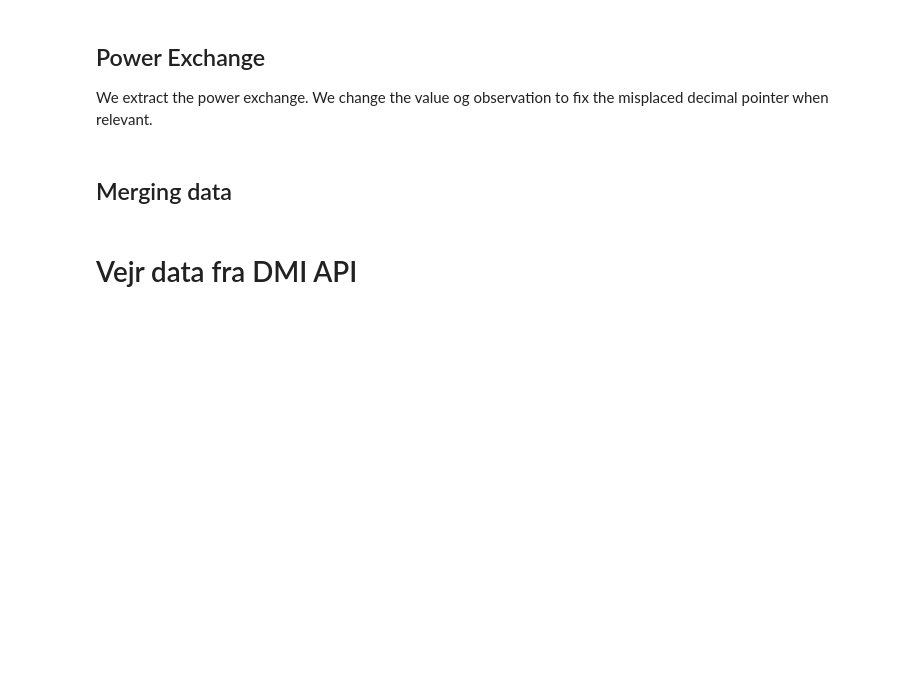
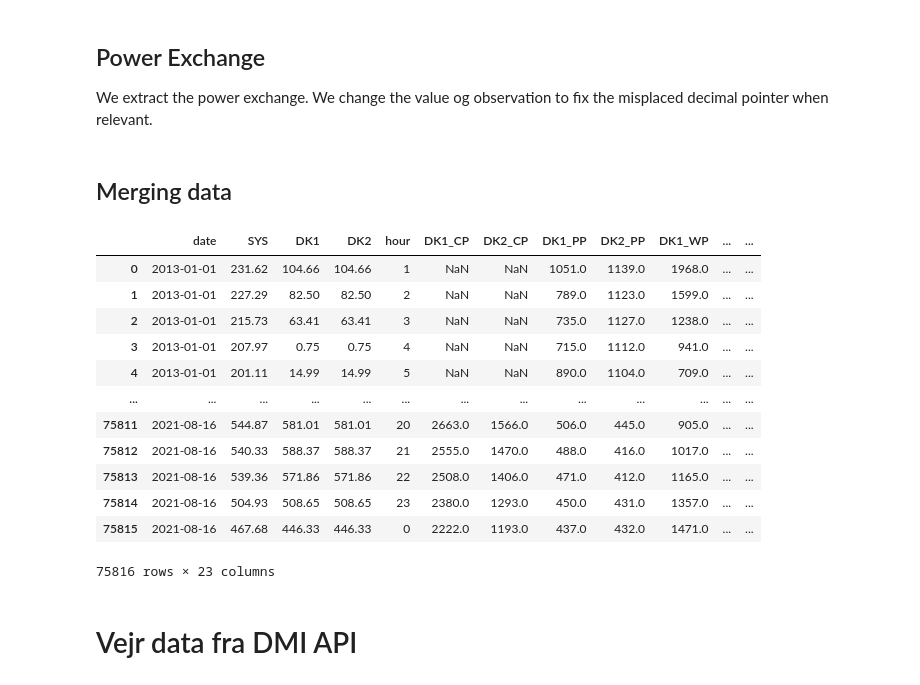
Before and after one commit to sjhpol/ISDS_arbejde, a Jupyter notebook: Exam/exam_project.ipynb, the cells around one changed output. Saved outputs shown, nothing was run; the diff lists cells and outputs as text; code cells hidden in the pictures; blank space fills up the shorter version.

```diff
--- a/Exam/exam_project.ipynb
+++ b/Exam/exam_project.ipynb
@@ -145,14 +146,15 @@ def ProductionPrognosis():
     # Concatenate the dataframes, rename, and format time stamp
     df_PP = pd.concat(df_pro_prog)
     cols = ["Unnamed: 0_level_2", "Hours", "DK1", "DK2"]
-    df_PP = df_PP[cols].rename(columns = {"Unnamed: 0_level_2": "Date", "DK1": "DK1_PP", "DK2": "DK2_PP"})
-    df_PP["Date"] = pd.to_datetime(df_PP["Date"], format = "%d-%m-%Y")
-    df_PP["Hours"] = df_PP["Hours"].str[5:]
-    df_PP["Hours"] = pd.to_datetime(df_PP["Hours"], format = '%H').dt.hour
+    df_PP = df_PP[cols].rename(columns = {"Unnamed: 0_level_2": "date", "DK1": "DK1_PP", "DK2": "DK2_PP"})
+    df_PP["date"] = pd.to_datetime(df_PP["date"], format = "%d-%m-%Y")
+    df_PP["hour"] = df_PP["Hours"].str[5:]
+    df_PP.drop('Hours', axis = 1, inplace = True)
+    df_PP["hour"] = pd.to_datetime(df_PP["hour"], format = '%H').dt.hour
 
 
     # Set index equal to time stamp
-    df_PP.index = pd.to_datetime(df_PP["Date"].apply(str)+' '+pd.to_datetime(df_PP["Hours"], format = '%H').dt.time.apply(str))
+    df_PP.index = pd.to_datetime(df_PP["date"].apply(str)+' '+pd.to_datetime(df_PP["hour"], format = '%H').dt.time.apply(str))
 
     return df_PP
 # %% [markdown]
@@ -175,14 +177,15 @@ def WindPrognosis():
     # Concatenate the dataframes, rename, and format time stamp
     df_WP = pd.concat(df_wind_prog)
     cols = ["Unnamed: 0_level_2", "Hours", "DK1", "DK2"]
-    df_WP = df_WP[cols].rename(columns = {"Unnamed: 0_level_2": "Date", "DK1": "DK1_WP", "DK2": "DK2_WP"})
-    df_WP["Date"] = pd.to_datetime(df_WP["Date"], format = "%d-%m-%Y")
-    df_WP["Hours"] = df_WP["Hours"].str[5:]
-    df_WP["Hours"] = pd.to_datetime(df_WP["Hours"], format = '%H').dt.hour
+    df_WP = df_WP[cols].rename(columns = {"Unnamed: 0_level_2": "date", "DK1": "DK1_WP", "DK2": "DK2_WP"})
+    df_WP["date"] = pd.to_datetime(df_WP["date"], format = "%d-%m-%Y")
+    df_WP["hour"] = df_WP["Hours"].str[5:]
+    df_WP.drop('Hours', axis = 1, inplace = True)
+    df_WP["hour"] = pd.to_datetime(df_WP["hour"], format = '%H').dt.hour
 
 
     # Set index equal to time stamp
-    df_WP.index = pd.to_datetime(df_WP["Date"].apply(str)+' '+pd.to_datetime(df_WP["Hours"], format = '%H').dt.time.apply(str))
+    df_WP.index = pd.to_datetime(df_WP["date"].apply(str)+' '+pd.to_datetime(df_WP["hour"], format = '%H').dt.time.apply(str))
 
     return df_WP
 # %% [markdown]
@@ -210,17 +213,18 @@ def ExchangeConnections():
 
     # Concatenate the dataframes, rename, fix misplaced decimal pointer, and format time stamp
     df_Ex = pd.concat(df_Exchange)
-    df_Ex = df_Ex.rename(columns = {"Unnamed: 0_level_2": "Date"})
-    df_Ex["Date"] = pd.to_datetime(df_Ex["Date"], format = "%d-%m-%Y")
+    df_Ex = df_Ex.rename(columns = {"Unnamed: 0_level_2": "date"})
+    df_Ex["date"] = pd.to_datetime(df_Ex["date"], format = "%d-%m-%Y")
 
-    df_Ex["Hours"] = df_Ex["Hours"].str[5:]
-    df_Ex["Hours"] = pd.to_datetime(df_Ex["Hours"], format = '%H').dt.hour
+    df_Ex["hour"] = df_Ex["Hours"].str[5:]
+    df_Ex.drop('Hours', axis = 1, inplace = True)
+    df_Ex["hour"] = pd.to_datetime(df_Ex["hour"], format = '%H').dt.hour
 
     cols = ["DK - DE", "DK - NO", "DK - SE", "DK1 - SE3", "DK2 - SE4", "DK1 - DE", "DK2 - DE", "DK1 - DK2", "DK1 - NL"]
     df_Ex[cols] = df_Ex[cols]/100
 
     # Set index equal to time stamp
-    df_Ex.index = pd.to_datetime(df_Ex["Date"].apply(str)+' '+pd.to_datetime(df_Ex["Hours"], format = '%H').dt.time.apply(str))
+    df_Ex.index = pd.to_datetime(df_Ex["date"].apply(str)+' '+pd.to_datetime(df_Ex["hour"], format = '%H').dt.time.apply(str))
 
     return df_Ex
 # %% [markdown]
@@ -230,12 +234,28 @@ def ExchangeConnections():
 def mergeNordpool(list_of_dfs):
     df_Nordpool = list_of_dfs[0]
     for df in list_of_dfs[1:]:
-        df_Nordpool = pd.merge(df_Nordpool, df, how = "outer", on = ["Date", "Hours"])
+        df_Nordpool = pd.merge(df_Nordpool, df, how = "outer", on = ["date", "hour"])
     df_Nordpool.reset_index(drop = True)
     return df_Nordpool
 
 # Creating final dataframe
 df_Nordpool = mergeNordpool([getElspotPrices(), ConsumptionPrognosis(), ProductionPrognosis(), WindPrognosis(), ExchangeConnections()])
+# %%
+df_Nordpool
+# %% [output]
+|  | date | SYS | DK1 | DK2 | hour | DK1_CP | DK2_CP | DK1_PP | DK2_PP | DK1_WP | ... | ... |
+| 0 | 2013-01-01 | 231.62 | 104.66 | 104.66 | 1 | NaN | NaN | 1051.0 | 1139.0 | 1968.0 | ... | ... |
+| 1 | 2013-01-01 | 227.29 | 82.50 | 82.50 | 2 | NaN | NaN | 789.0 | 1123.0 | 1599.0 | ... | ... |
+| 2 | 2013-01-01 | 215.73 | 63.41 | 63.41 | 3 | NaN | NaN | 735.0 | 1127.0 | 1238.0 | ... | ... |
+| 3 | 2013-01-01 | 207.97 | 0.75 | 0.75 | 4 | NaN | NaN | 715.0 | 1112.0 | 941.0 | ... | ... |
+| 4 | 2013-01-01 | 201.11 | 14.99 | 14.99 | 5 | NaN | NaN | 890.0 | 1104.0 | 709.0 | ... | ... |
+| ... | ... | ... | ... | ... | ... | ... | ... | ... | ... | ... | ... | ... |
+| 75811 | 2021-08-16 | 544.87 | 581.01 | 581.01 | 20 | 2663.0 | 1566.0 | 506.0 | 445.0 | 905.0 | ... | ... |
+| 75812 | 2021-08-16 | 540.33 | 588.37 | 588.37 | 21 | 2555.0 | 1470.0 | 488.0 | 416.0 | 1017.0 | ... | ... |
+| 75813 | 2021-08-16 | 539.36 | 571.86 | 571.86 | 22 | 2508.0 | 1406.0 | 471.0 | 412.0 | 1165.0 | ... | ... |
+| 75814 | 2021-08-16 | 504.93 | 508.65 | 508.65 | 23 | 2380.0 | 1293.0 | 450.0 | 431.0 | 1357.0 | ... | ... |
+| 75815 | 2021-08-16 | 467.68 | 446.33 | 446.33 | 0 | 2222.0 | 1193.0 | 437.0 | 432.0 | 1471.0 | ... | ... |
+75816 rows × 23 columns
 # %% [markdown]
 # Vejr data fra DMI API
 # %%
```
Also changed, not shown: parts of 3 cells of this notebook, 1 other file.
